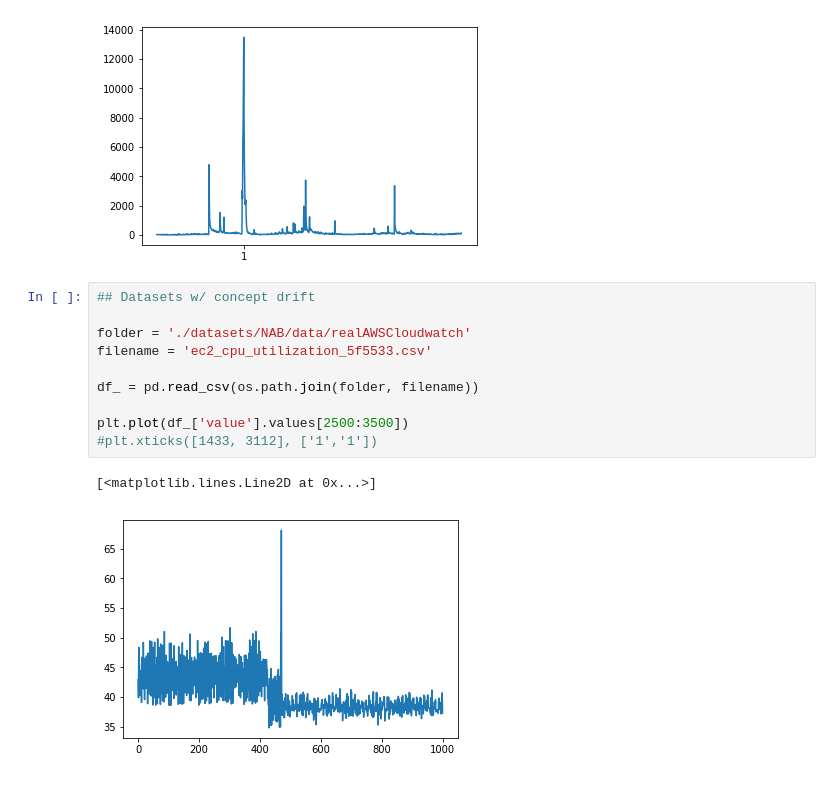
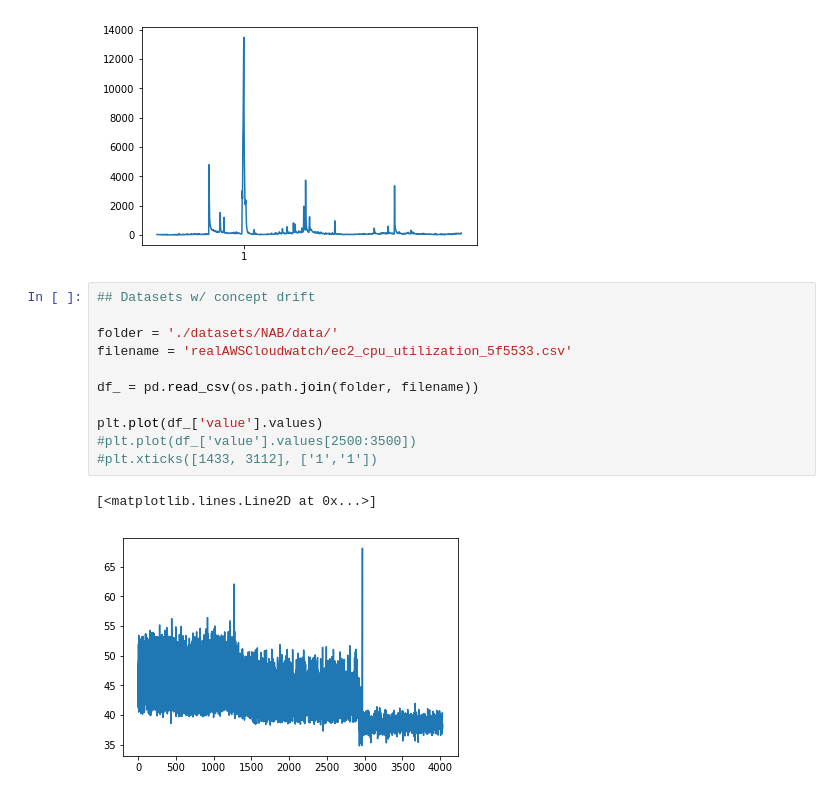
Before and after one commit to yjjuan/eSNN_cplusplus, a Jupyter notebook: 20200207_data_science.ipynb, the cells around one changed output. Drawn from its saved outputs; the diff is of its cells as text.

Commit message:
Check labels @20200207_data_science.ipynb

```diff
--- a/20200207_data_science.ipynb
+++ b/20200207_data_science.ipynb
@@ -66,13 +66,14 @@ plt.xticks([9285-9000], ['1','1'])
 # %%
 ## Datasets w/ concept drift
 
-folder = './datasets/NAB/data/realAWSCloudwatch'
-filename = 'ec2_cpu_utilization_5f5533.csv'
+folder = './datasets/NAB/data/'
+filename = 'realAWSCloudwatch/ec2_cpu_utilization_5f5533.csv'
 
 df_ = pd.read_csv(os.path.join(folder, filename))
 
-plt.plot(df_['value'].values[2500:3500])
+plt.plot(df_['value'].values)
+#plt.plot(df_['value'].values[2500:3500])
 #plt.xticks([1433, 3112], ['1','1'])
 # %% [output]
 [<matplotlib.lines.Line2D at 0x...>]
-[figure, old version]
+[figure, new version]
```
Also changed, not shown: parts of 5 cells of this notebook.
